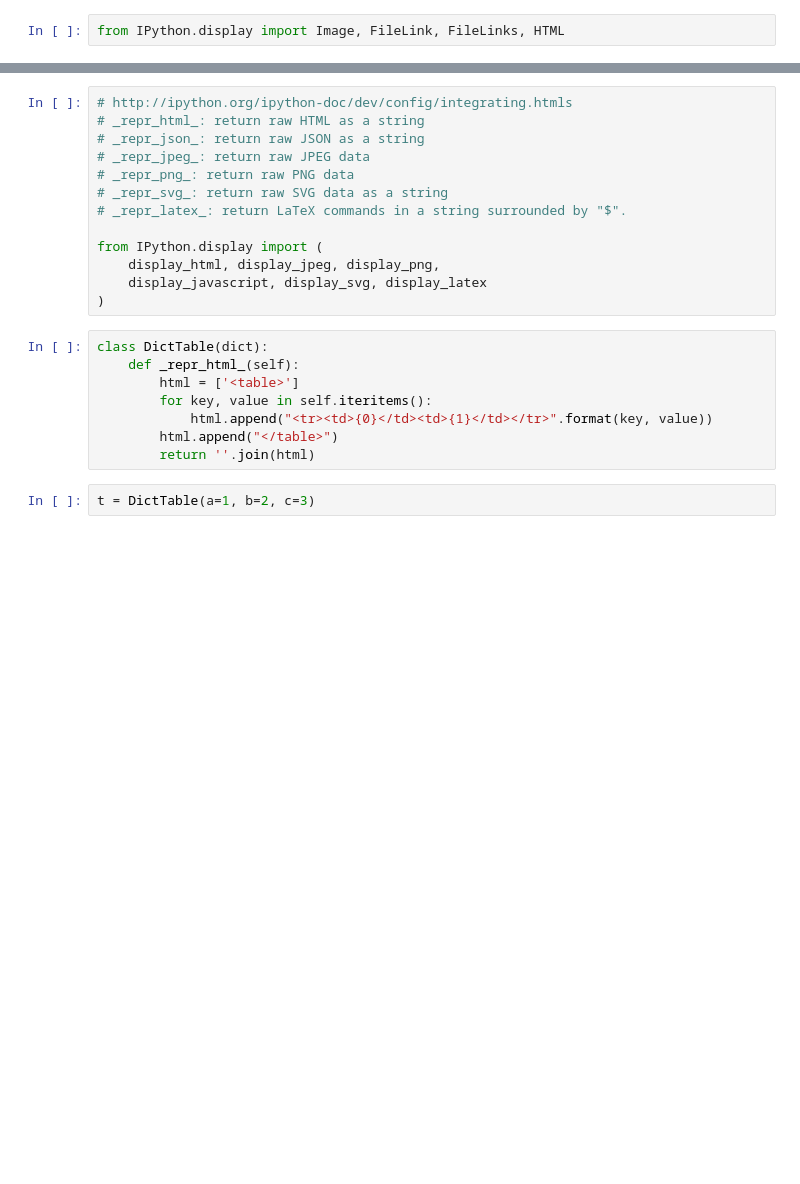
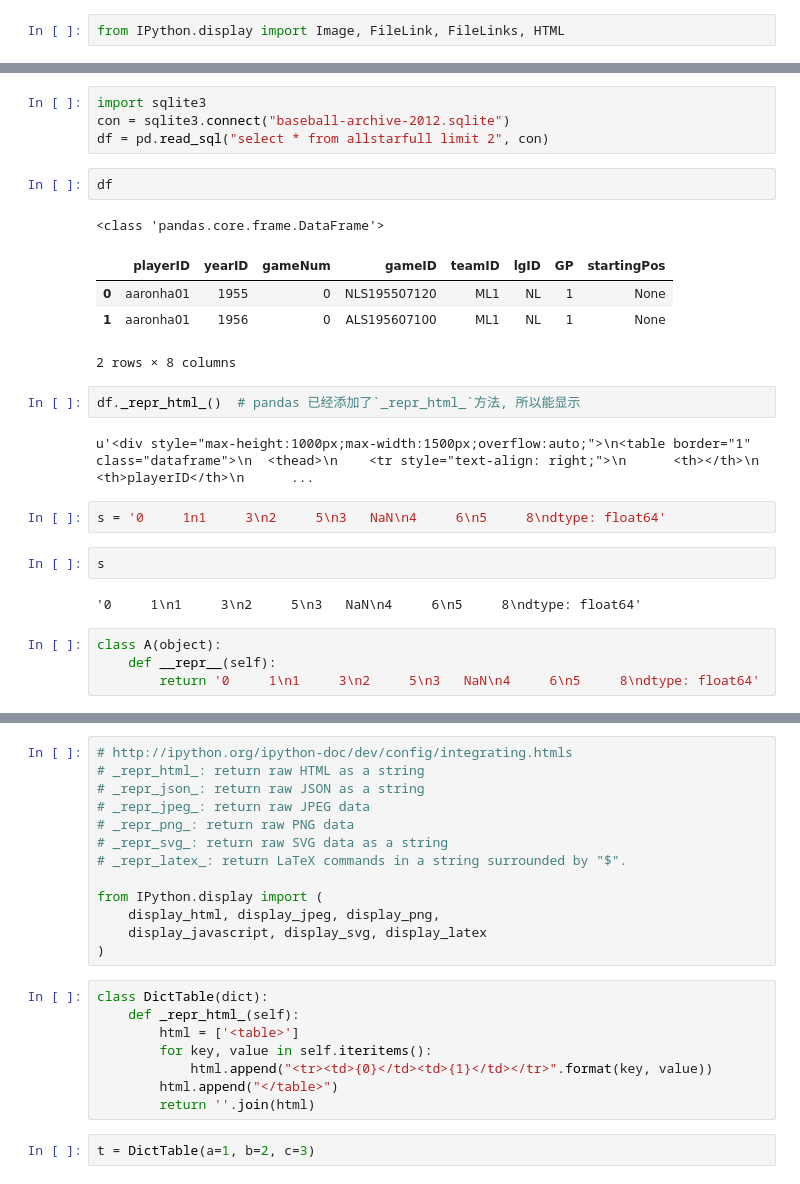
Before and after one commit to dongweiming/divingintoipynb, a Jupyter notebook: double11/rich-display.ipynb, the cells around one changed output, grey strips where cells are left out. Saved outputs shown, nothing was run; the diff lists cells and outputs as text; blank space fills up the shorter version.

Commit message:
Add pandas _repr_html

```diff
--- a/double11/rich-display.ipynb
+++ b/double11/rich-display.ipynb
@@ -52,0 +57,26 @@ l
+# %%
+import sqlite3
+con = sqlite3.connect("baseball-archive-2012.sqlite")
+df = pd.read_sql("select * from allstarfull limit 2", con)
+# %%
+df
+# %% [output]
+<class 'pandas.core.frame.DataFrame'>
+|  | playerID | yearID | gameNum | gameID | teamID | lgID | GP | startingPos |
+| 0 | aaronha01 | 1955 | 0 | NLS195507120 | ML1 | NL | 1 | None |
+| 1 | aaronha01 | 1956 | 0 | ALS195607100 | ML1 | NL | 1 | None |
+2 rows × 8 columns
+# %%
+df._repr_html_()  # pandas 已经添加了`_repr_html_`方法, 所以能显示
+# %% [output]
+u'<div style="max-height:1000px;max-width:1500px;overflow:auto;">\n<table border="1" class="dataframe">\n  <thead>\n    <tr style="text-align: right;">\n      <th></th>\n      <th>playerID</th>\n      ...
+# %%
+s = '0     1n1     3\n2     5\n3   NaN\n4     6\n5     8\ndtype: float64'
+# %%
+s
+# %% [output]
+'0     1\n1     3\n2     5\n3   NaN\n4     6\n5     8\ndtype: float64'
+# %%
+class A(object):
+    def __repr__(self):
+        return '0     1\n1     3\n2     5\n3   NaN\n4     6\n5     8\ndtype: float64'
```
Also changed, not shown: parts of 8 cells of this notebook, 1 other file.
